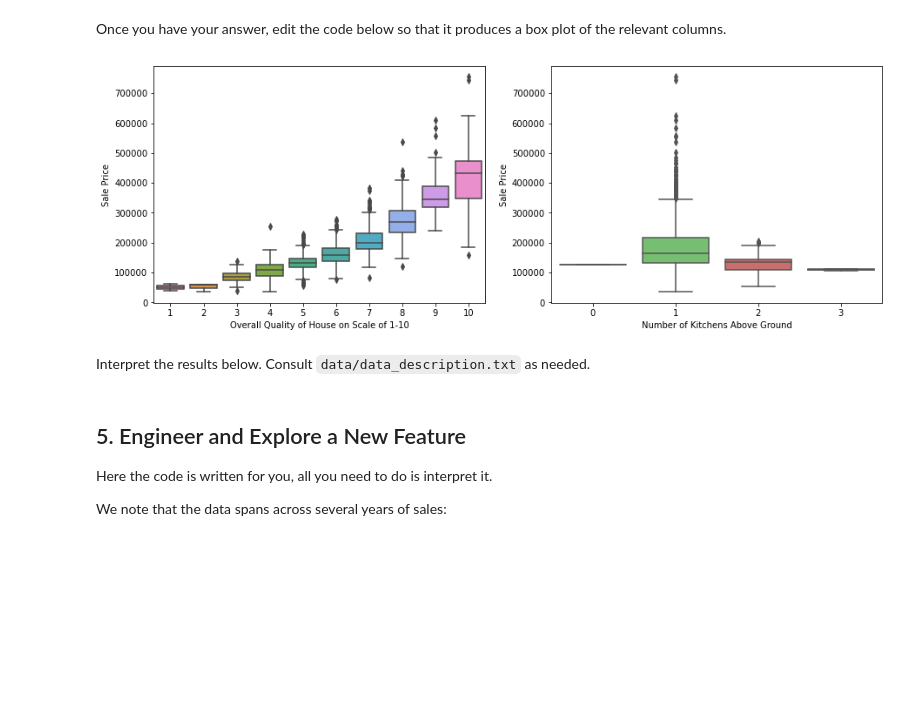
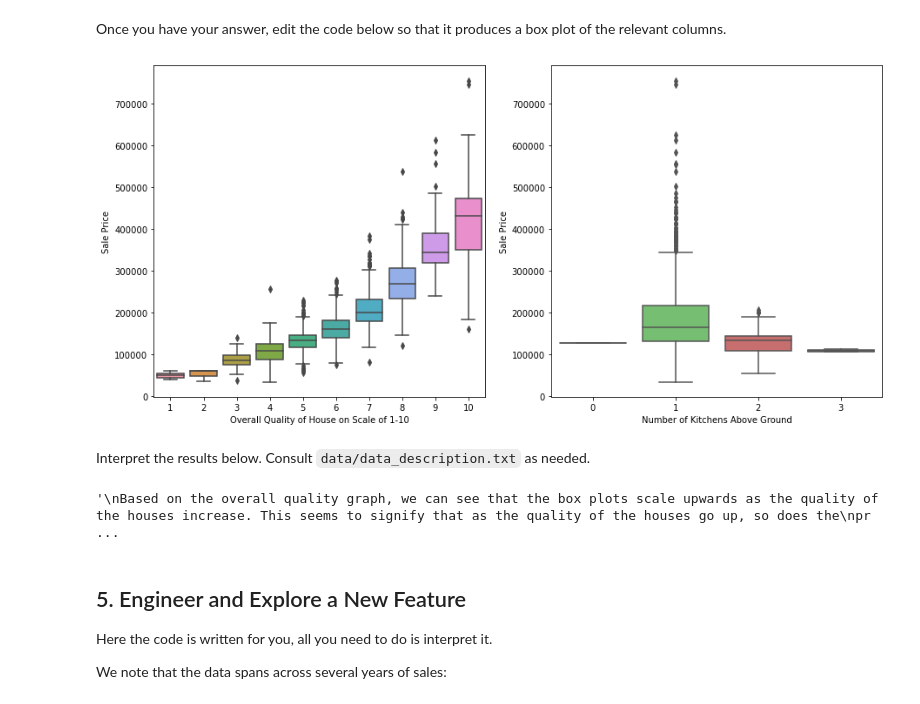
Before and after one commit to Zxhjlk/dsc-pandas-eda-lab, a Jupyter notebook: index.ipynb, the cells around one changed output. Saved outputs shown, nothing was run; the diff lists cells and outputs as text; code cells hidden in the pictures; blank space fills up the shorter version.

```diff
--- a/index.ipynb
+++ b/index.ipynb
@@ -453,31 +453,31 @@ Once you have your answer, edit the code below so that it produces a box plot of
 # %%
 # Replace None with appropriate code
 
 import seaborn as sns
 
-fig, (ax1, ax2) = plt.subplots(ncols=2, figsize=(15,5))
+fig, (ax1, ax2) = plt.subplots(ncols=2, figsize=(15,7))
 
 # Plot distribution of column with highest correlation
 sns.boxplot(
     x=df['OverallQual'],
     y=df["SalePrice"],
     ax=ax1
 )
 # Plot distribution of column with most negative correlation
 sns.boxplot(
     x=df['KitchenAbvGr'],
     y=df["SalePrice"],
     ax=ax2
 )
 
 # Customize labels
 ax1.set_title(None)
 ax1.set_xlabel('Overall Quality of House on Scale of 1-10')
 ax1.set_ylabel("Sale Price")
 ax2.set_title(None)
 ax2.set_xlabel('Number of Kitchens Above Ground')
 ax2.set_ylabel("Sale Price");
 # %% [output]
-[figure, old version]
+[figure, new version]
 # %% [markdown]
 Interpret the results below. Consult `data/data_description.txt` as needed.
@@ -490,3 +484,15 @@ KitchenAbvGr refers to Kitchens Above Grade, or ground.
+# %%
+# Replace None with appropriate text
+"""
+Based on the overall quality graph, we can see that the box plots scale upwards as the quality of the houses increase. This seems to signify that as the quality of the houses go up, so does the
+price of the houses. Surprisingly, the biggest variance happens at the 10th scale on the graph, where the whiskers span from ~650k to ~200k. This might mean the correlation is weaker specifically when
+the house is rated a 10.
+
+KitchenAbvGr refers to Kitchens Above Grade, or ground. This graph seems to show that as the number of kitchens above ground increases, the sale price of the house actually goes down. The whiskers on 1
+kitchen are the widest, simply because most of the data points lie here. 0 and 3 kitchen also have the least amount of data points.
+"""
+# %% [output]
+'\nBased on the overall quality graph, we can see that the box plots scale upwards as the quality of the houses increase. This seems to signify that as the quality of the houses go up, so does the\npr ...
 # %% [markdown]
 ## 5. Engineer and Explore a New Feature
 
```
Also changed, not shown: parts of 6 cells of this notebook.
